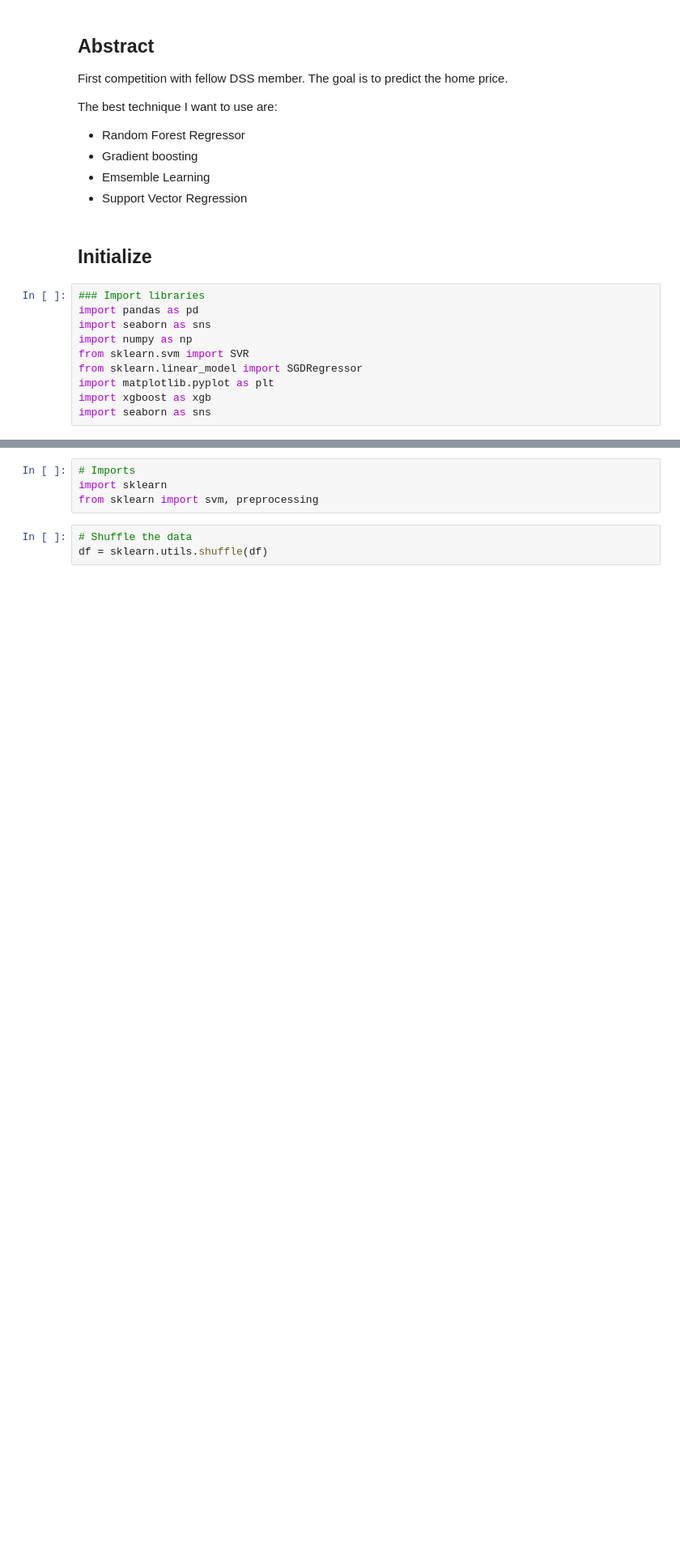
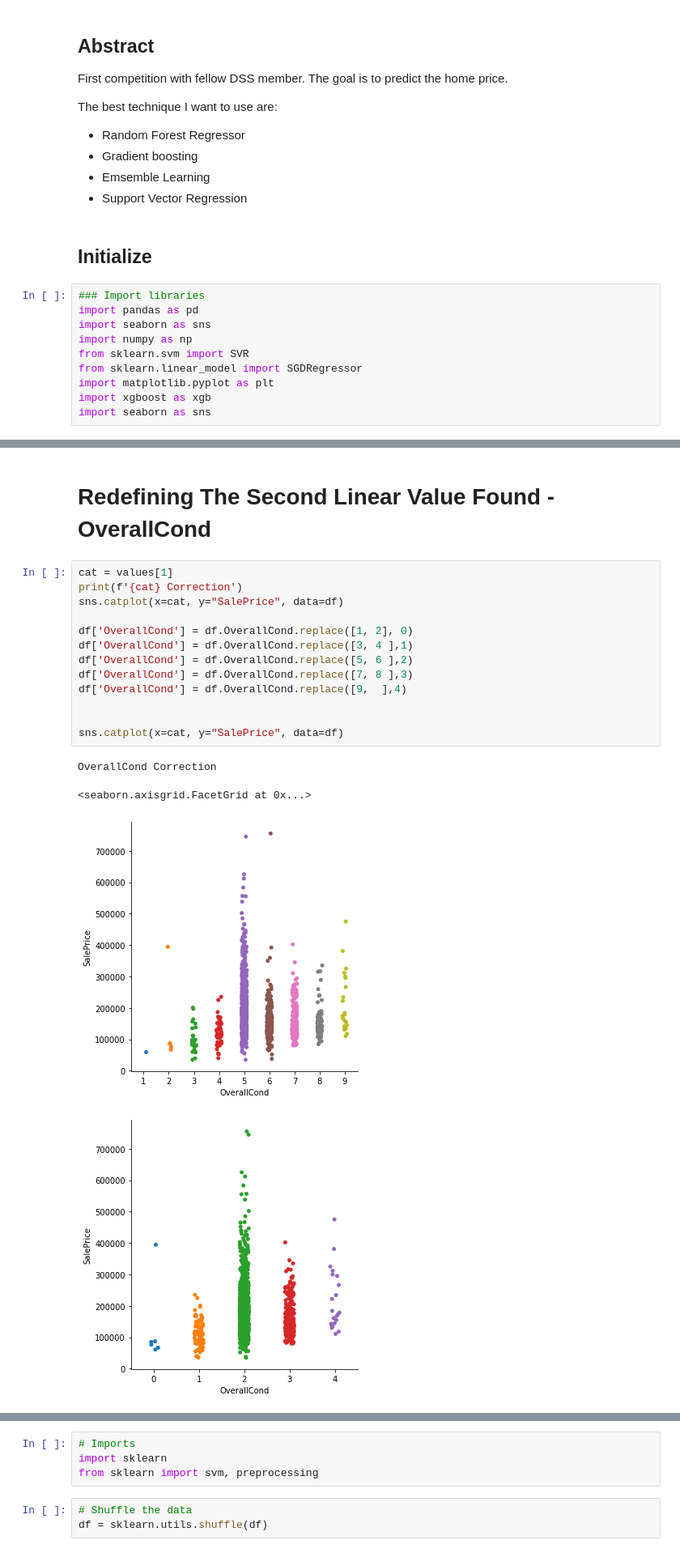
Before and after one commit to WilliamJudge94/Kaggle_Housing, a Jupyter notebook: House_01_EDA_wj.ipynb, the cells around one changed output, grey strips where cells are left out. Shown at 81% size. Cells and saved outputs as stored; diff of their text form; blank space fills up the shorter version.

```diff
--- a/House_01_EDA_wj.ipynb
+++ b/House_01_EDA_wj.ipynb
@@ -394,0 +285,20 @@ df.head()
+# %% [markdown]
+# Redefining The Second Linear Value Found - OverallCond
+# %%
+cat = values[1]
+print(f'{cat} Correction')
+sns.catplot(x=cat, y="SalePrice", data=df)
+
+df['OverallCond'] = df.OverallCond.replace([1, 2], 0)
+df['OverallCond'] = df.OverallCond.replace([3, 4 ],1)
+df['OverallCond'] = df.OverallCond.replace([5, 6 ],2)
+df['OverallCond'] = df.OverallCond.replace([7, 8 ],3)
+df['OverallCond'] = df.OverallCond.replace([9,  ],4)
+
+
+sns.catplot(x=cat, y="SalePrice", data=df)
+# %% [output]
+OverallCond Correction
+<seaborn.axisgrid.FacetGrid at 0x...>
+[figure, added]
+[figure, added]
```
Also changed, not shown: parts of 93 cells of this notebook, 3 other files.
